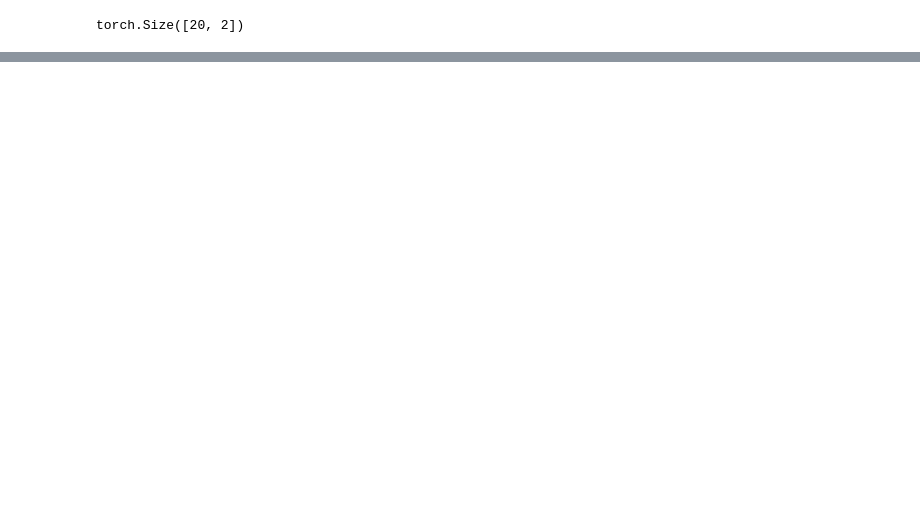
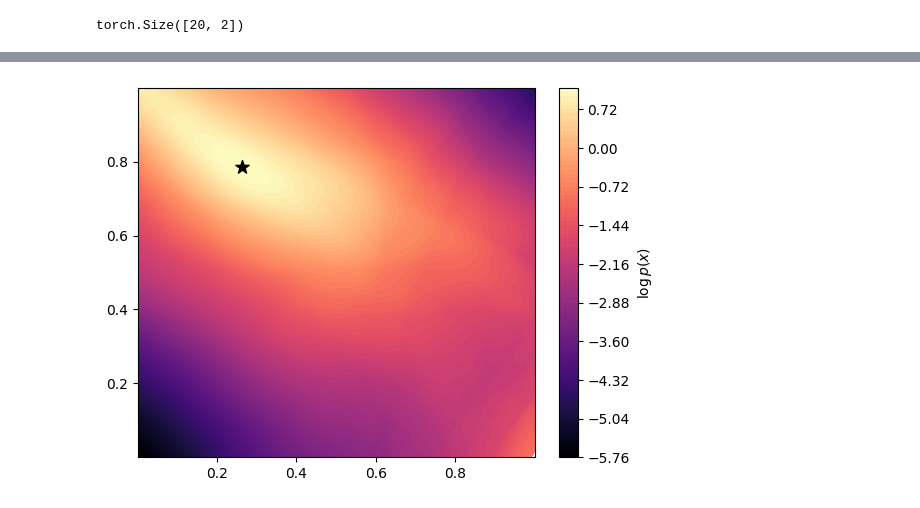
Before and after one commit to dawsonc/BayesAir, a Jupyter notebook: scripts/notebooks/flow_test cal.ipynb, the cells around one changed output, grey strips where cells are left out. Saved outputs shown, nothing was run; the diff lists cells and outputs as text; code cells hidden in the pictures; blank space fills up the shorter version.

```diff
--- a/scripts/notebooks/flow_test cal.ipynb
+++ b/scripts/notebooks/flow_test cal.ipynb
@@ -393,0 +354,12 @@ NameError: name 'calibrated_samples' is not defined
+# %%
+with torch.no_grad():
+    label_space = torch.rand(100_000, 1, n_permutations)
+    label_space[:, :, 2:] = mixture_label[2:]
+    calibrated_logprobs = flow_nsf_beta_calibrated_failure(label_space).log_prob(failure).mean(dim=-1)
+    plt.tricontourf(label_space[:, 0, 0], label_space[:, 0, 1], calibrated_logprobs, levels=100, linewidths=0.5, cmap="magma")
+    cbar = plt.colorbar()
+    cbar.ax.set_ylabel("$\log p(x)$")
+    plt.scatter(*mixture_label[:2].detach().numpy().T, s=100, c="k", marker="*")
+    plt.savefig("images/two_moons_calibration_landscape.png", dpi=300)
+# %% [output]
+[figure, added]
```
Also changed, not shown: parts of 9 cells of this notebook, 4 other files.
